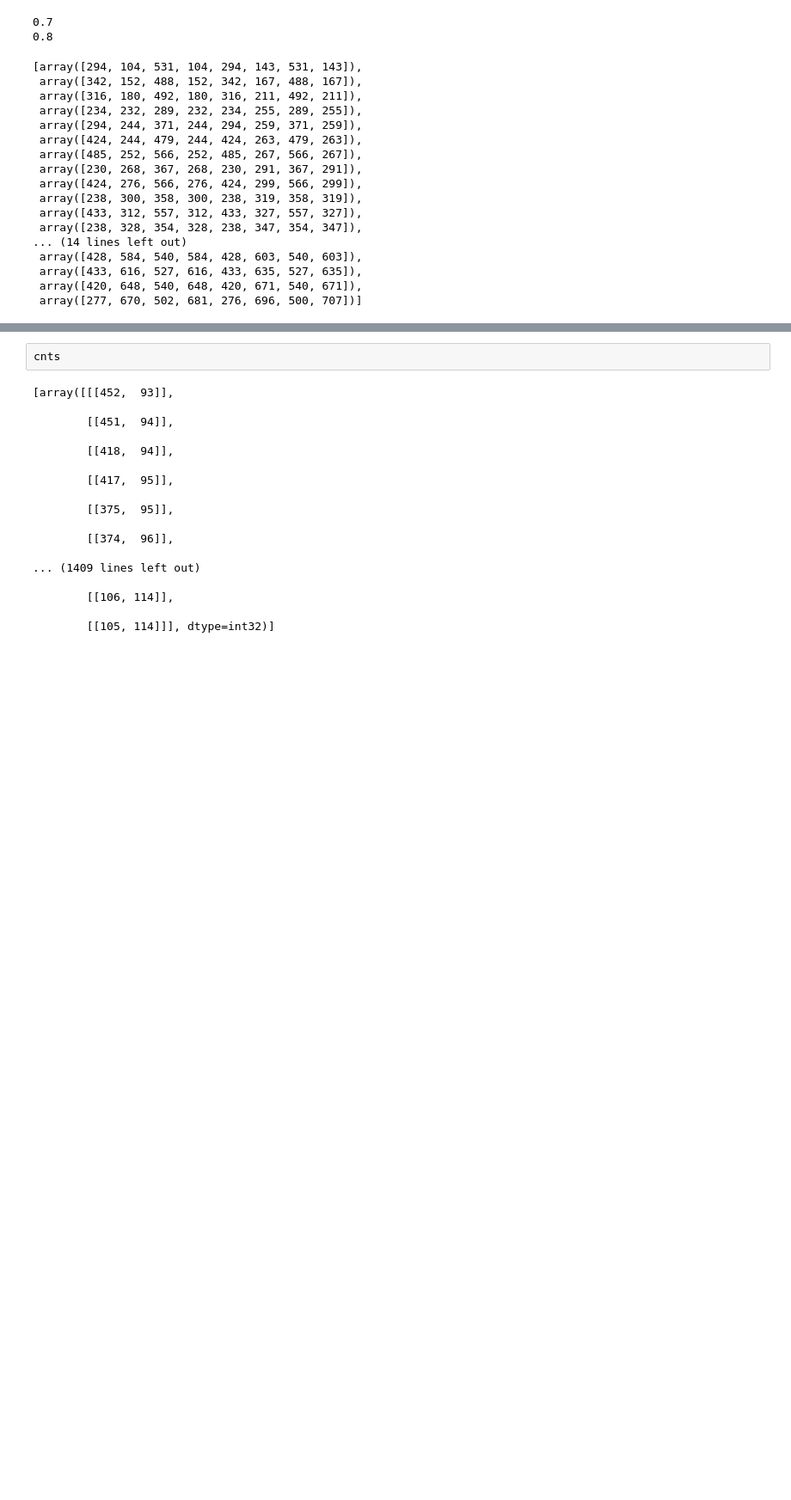
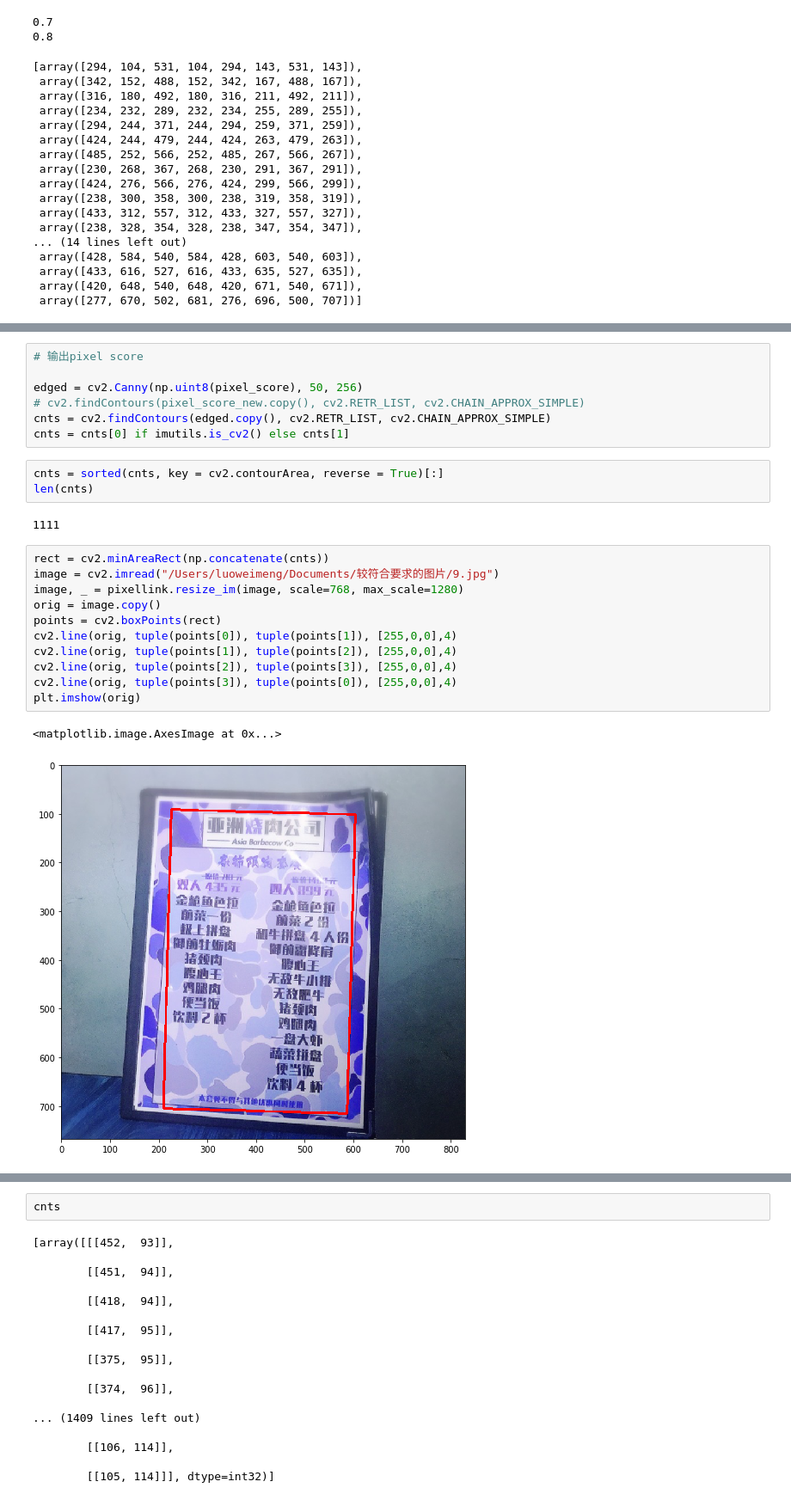
Before and after one commit to luoweimeng/pixel_link, a Jupyter notebook: Skew detection.ipynb, the cells around one changed output, grey strips where cells are left out. Shown: that part at 86% size. Saved outputs shown, nothing was run; the diff lists cells and outputs as text; blank space fills up the shorter version.

```diff
--- a/Skew detection.ipynb
+++ b/Skew detection.ipynb
@@ -91,0 +47,26 @@ plt.imshow(pixel_score_new, cmap='gray')
+# %%
+# 输出pixel score
+
+edged = cv2.Canny(np.uint8(pixel_score), 50, 256)
+# cv2.findContours(pixel_score_new.copy(), cv2.RETR_LIST, cv2.CHAIN_APPROX_SIMPLE)
+cnts = cv2.findContours(edged.copy(), cv2.RETR_LIST, cv2.CHAIN_APPROX_SIMPLE)
+cnts = cnts[0] if imutils.is_cv2() else cnts[1]
+# %%
+cnts = sorted(cnts, key = cv2.contourArea, reverse = True)[:]
+len(cnts)
+# %% [output]
+1111
+# %%
+rect = cv2.minAreaRect(np.concatenate(cnts))
+image = cv2.imread("/Users/luoweimeng/Documents/较符合要求的图片/9.jpg")
+image, _ = pixellink.resize_im(image, scale=768, max_scale=1280)
+orig = image.copy()
+points = cv2.boxPoints(rect)
+cv2.line(orig, tuple(points[0]), tuple(points[1]), [255,0,0],4)
+cv2.line(orig, tuple(points[1]), tuple(points[2]), [255,0,0],4)
+cv2.line(orig, tuple(points[2]), tuple(points[3]), [255,0,0],4)
+cv2.line(orig, tuple(points[3]), tuple(points[0]), [255,0,0],4)
+plt.imshow(orig)
+# %% [output]
+<matplotlib.image.AxesImage at 0x...>
+[figure, added]
```
Also changed, not shown: parts of 9 cells of this notebook, 4 other files.
